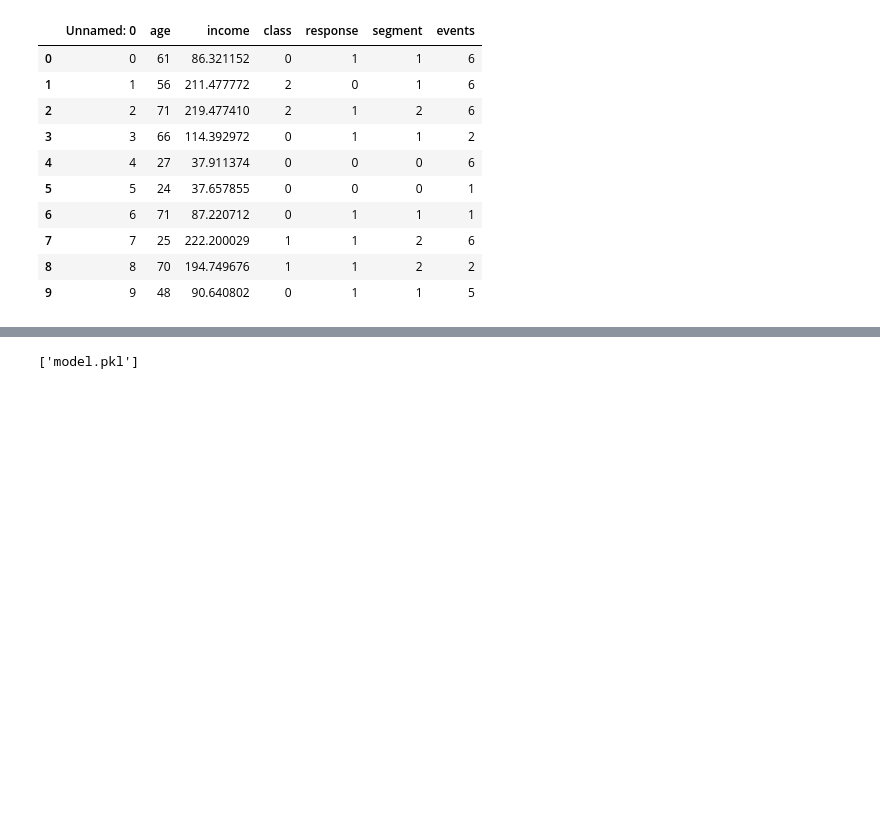
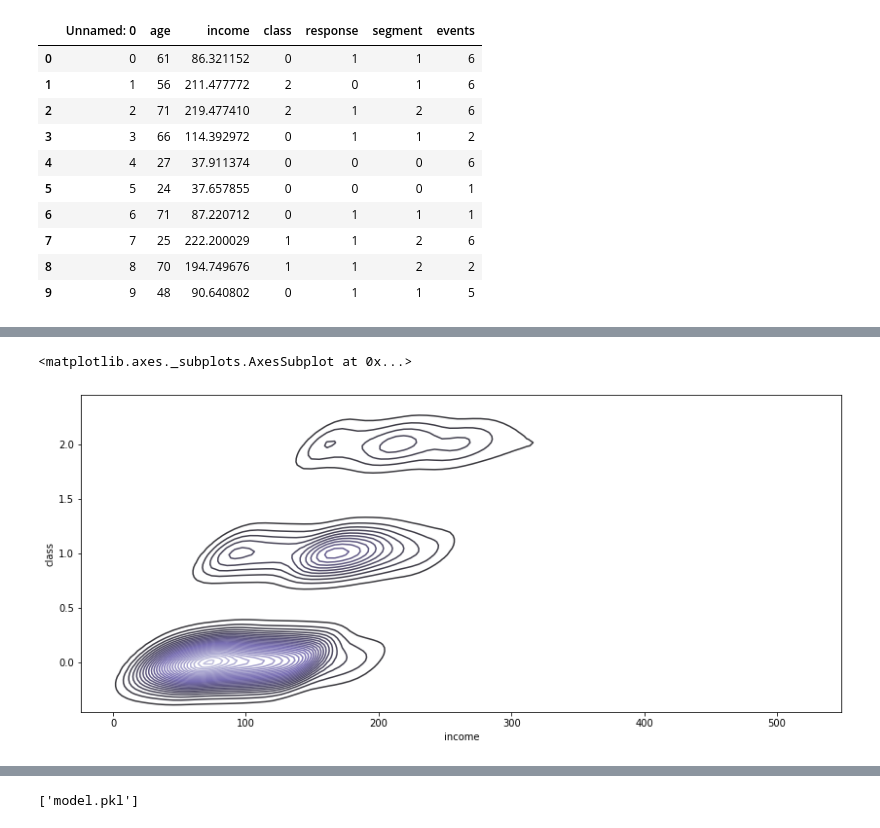
Before and after one commit to ruivieira/ceh-odh, a Jupyter notebook: notebooks/model.ipynb, the cells around one changed output, grey strips where cells are left out. Cells and saved outputs as stored; diff of their text form; code cells hidden in the pictures; blank space fills up the shorter version.

```diff
--- a/notebooks/model.ipynb
+++ b/notebooks/model.ipynb
@@ -26,7 +28,8 @@ S3_ENDPOINT_URL = os.environ['S3_ENDPOINT_URL']
 S3_ACCESS_KEY = os.environ['AWS_ACCESS_KEY_ID']
 S3_SECRET_KEY = os.environ['AWS_SECRET_ACCESS_KEY']
 
-S3_BUCKET="data"
+DATA_BUCKET="data"
+MODEL_BUCKET="models"
 
 client = boto3.client(
     service_name='s3',
@@ -36,7 +41,7 @@ client = boto3.client(
 # %%
 import pandas as pd
 
-obj = client.get_object(Bucket=S3_BUCKET, Key="OPEN/uploaded/data.csv")
+obj = client.get_object(Bucket=DATA_BUCKET, Key="OPEN/uploaded/data.csv")
 
 df = pd.read_csv(io.BytesIO(obj['Body'].read()))
 
@@ -57,0 +63,4 @@ import seaborn as sns
+# %%
+for var in ['class', 'response', 'segment', 'events']:
+    df[var] = df[var].astype('category')
+df.describe()
@@ -58,3 +77,14 @@ import seaborn as sns
+# %%
+%matplotlib inline
+import seaborn as sns
+import matplotlib.pyplot as plt
+
+plt.rcParams["figure.figsize"] = (14,6)
+
+sns.kdeplot(df['income'], df['class'], n_levels=30, cmap="Purples_d")
+# %% [output]
+<matplotlib.axes._subplots.AxesSubplot at 0x...>
+[figure, added]
 # %%
 from sklearn.ensemble import RandomForestClassifier
 from sklearn import preprocessing
```
Also changed, not shown: parts of 13 cells of this notebook, 2 other files.
